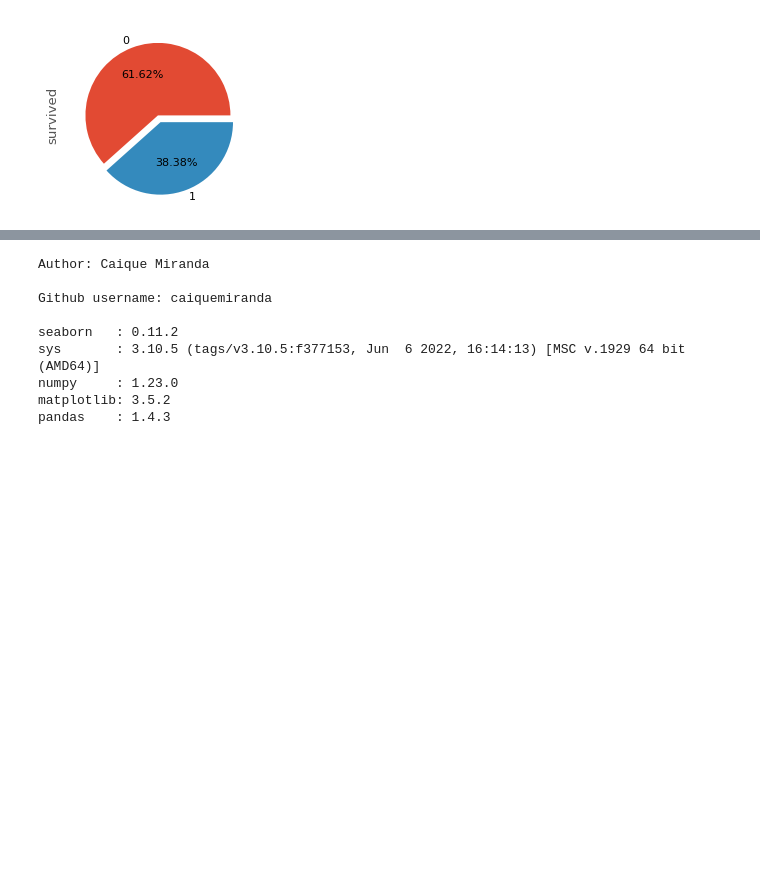
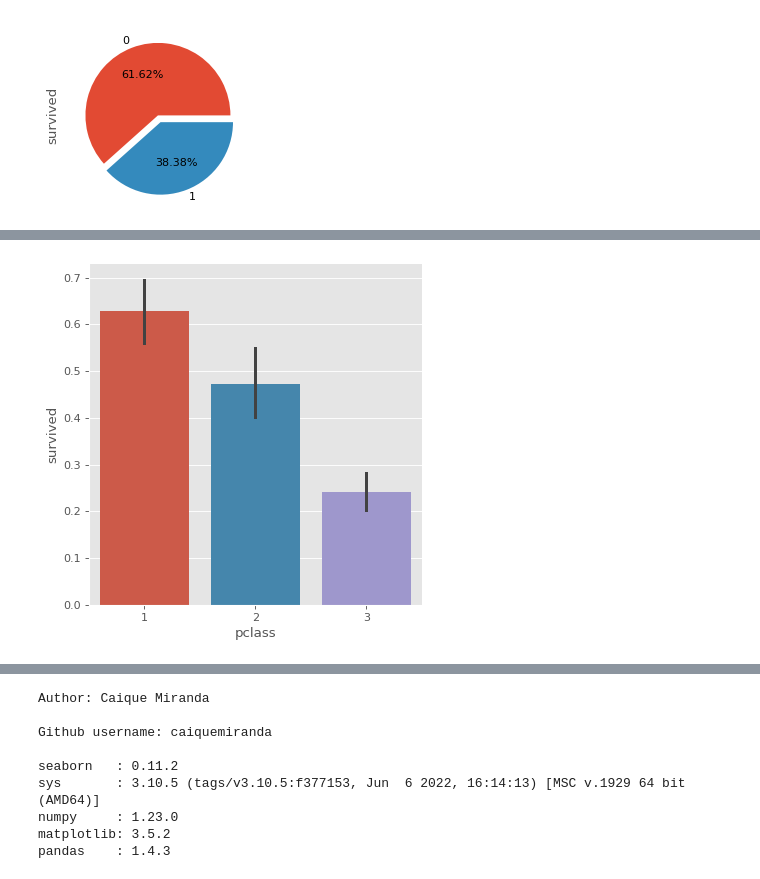
Before and after one commit to caiquemiranda/data-visualization-python, a Jupyter notebook: 10-analysis-visualization-titanic-dataset.ipynb, the cells around one changed output, grey strips where cells are left out. Cells and saved outputs as stored; diff of their text form; code cells hidden in the pictures; blank space fills up the shorter version.

```diff
--- a/10-analysis-visualization-titanic-dataset.ipynb
+++ b/10-analysis-visualization-titanic-dataset.ipynb
@@ -198,0 +234,7 @@ titanic['survived'].value_counts().plot.pie(explode = explode,
+# %%
+sns.catplot(x = 'pclass',
+            y = 'survived',
+            kind = 'bar',
+            data = titanic);
+# %% [output]
+[figure, added]
```
Also changed, not shown: parts of 8 cells of this notebook.
